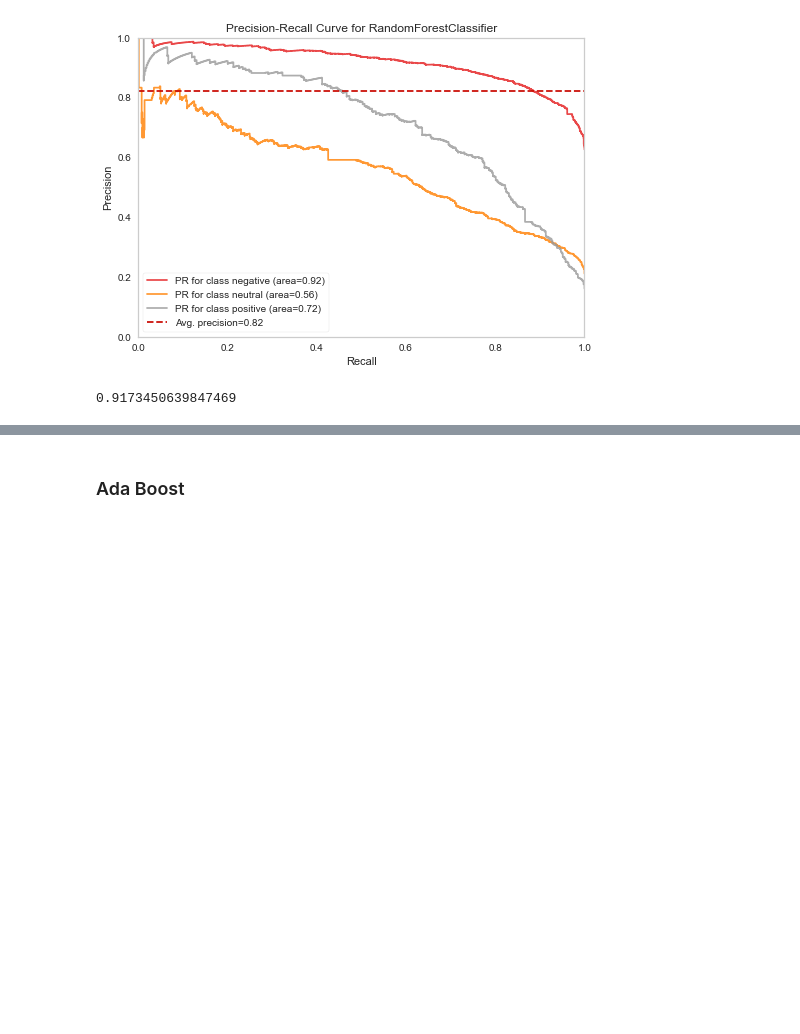
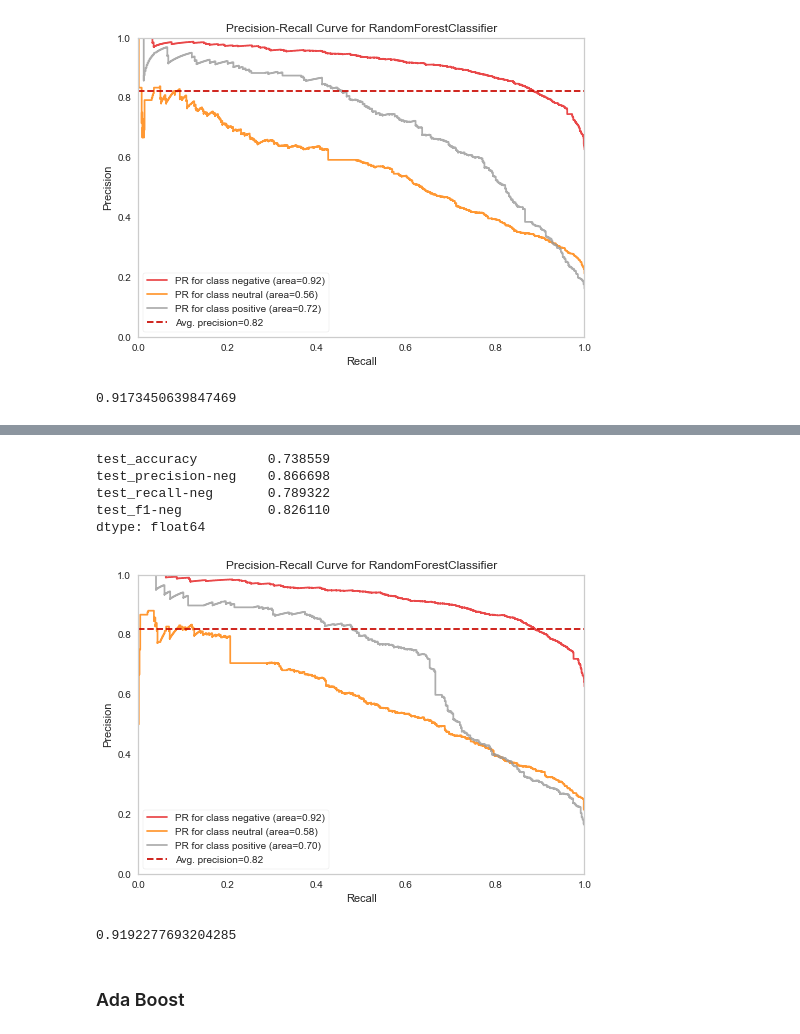
Before and after one commit to EmincanY/NLP, a Jupyter notebook: TechproEducation/NLP-2.ipynb, the cells around one changed output, grey strips where cells are left out. Saved outputs shown, nothing was run; the diff lists cells and outputs as text; code cells hidden in the pictures; blank space fills up the shorter version.

```diff
--- a/TechproEducation/NLP-2.ipynb
+++ b/TechproEducation/NLP-2.ipynb
@@ -634,3 +634,27 @@ Test_Set
     accuracy                           0.86     11712
    macro avg       0.83      0.86      0.84     11712
 weighted avg       0.89      0.86      0.87     11712
+# %%
+# rf = RandomForestClassifier(100, max_depth = 40, random_state = 53, n_jobs = -1 , class_weight = 'balanced')
+
+scores = cross_validate(rf, X_train_count, y_train, scoring = scoring, cv = 10)
+df_scores = pd.DataFrame(scores, index = range(1, 11))
+df_scores.mean()[2:]
+# %% [output]
+test_accuracy         0.738559
+test_precision-neg    0.866698
+test_recall-neg       0.789322
+test_f1-neg           0.826110
+dtype: float64
+# %%
+viz = PrecisionRecallCurve(
+    rf,
+    classes=rf.classes_,
+    per_class=True,
+    cmap="Set1"
+)
+viz.fit(X_train_count,y_train)
+viz.score(X_test_count, y_test)
+viz.show();
+# %% [output]
+[figure, added]
@@ -637,3 +667,7 @@ weighted avg       0.89      0.86      0.87     11712
+# %%
+rf_AP_neg
+# %% [output]
+0.9192277693204285
 # %% [markdown]
 ### Ada Boost
 # %%
```
Also changed, not shown: parts of 4 cells of this notebook.
